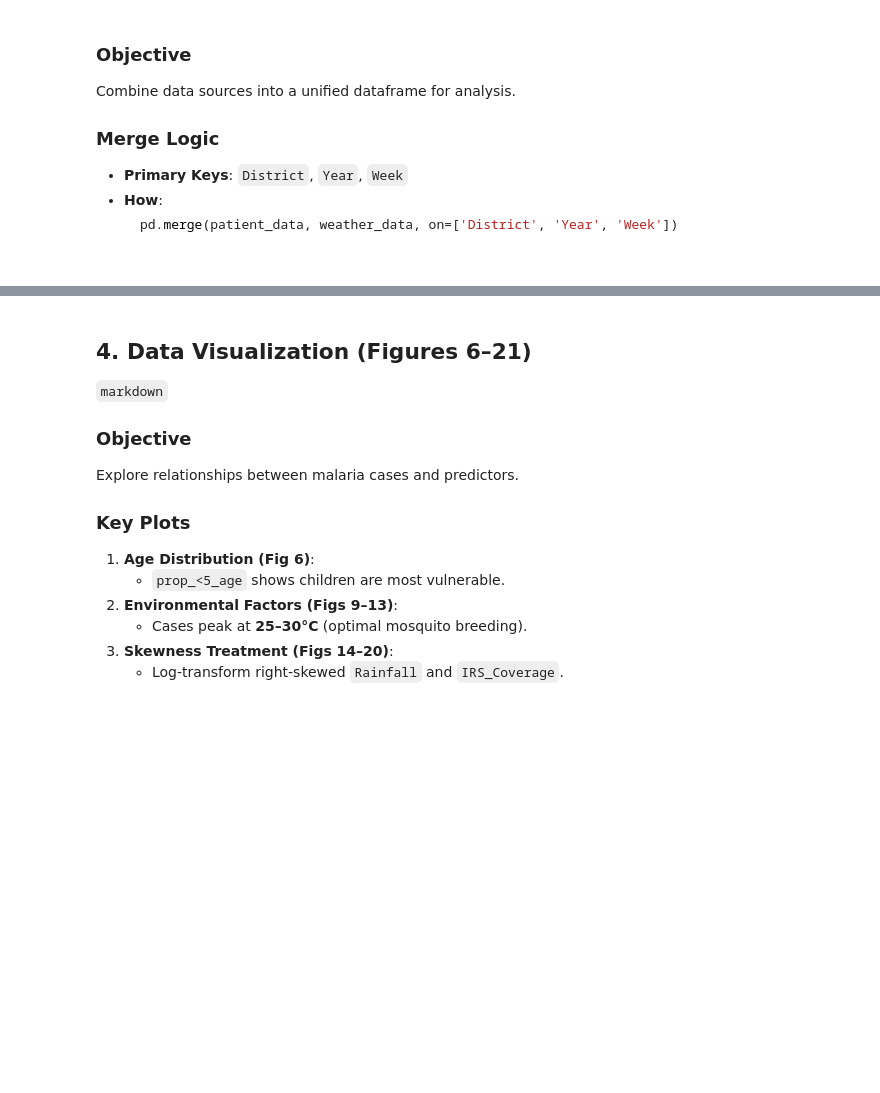
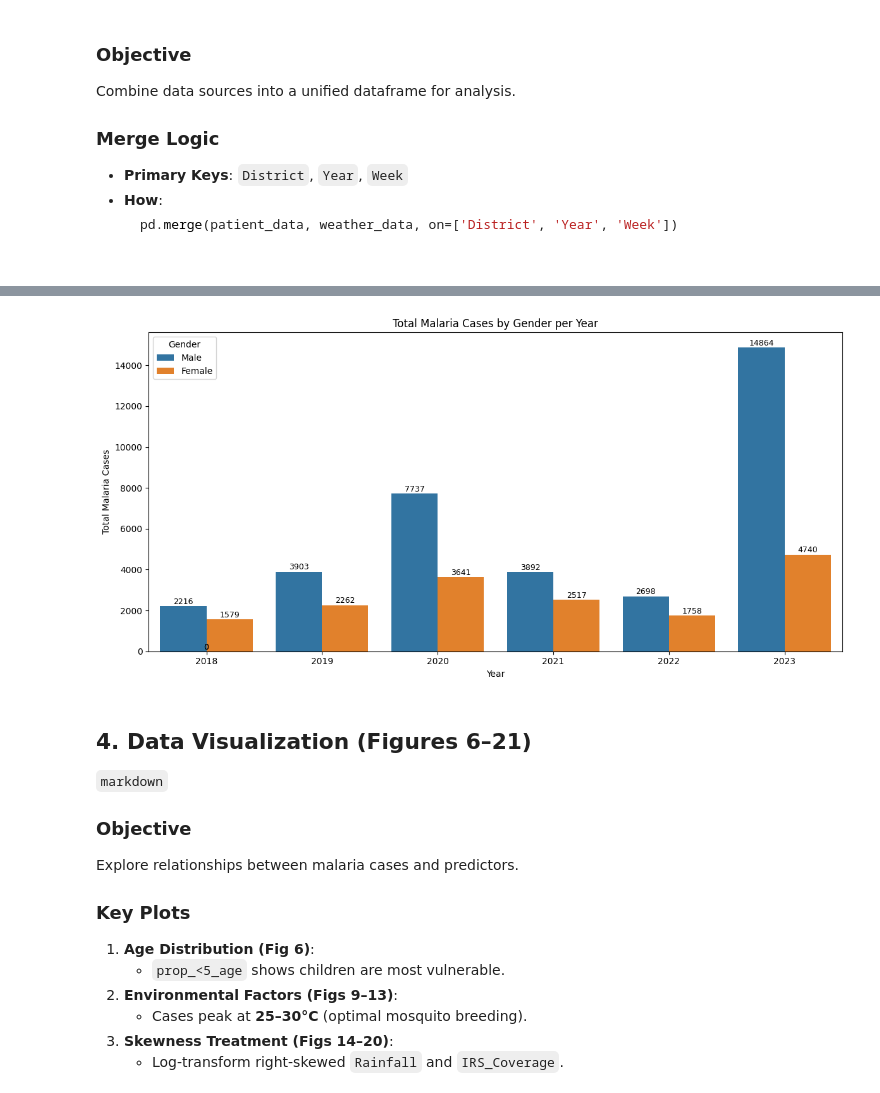
Before and after one commit to tarxemo/MalariaOutbreak, a Jupyter notebook: clean/final.ipynb, the cells around one changed output, grey strips where cells are left out. Saved outputs shown, nothing was run; the diff lists cells and outputs as text; code cells hidden in the pictures; blank space fills up the shorter version.

```diff
--- a/clean/final.ipynb
+++ b/clean/final.ipynb
@@ -171,3 +210,41 @@ print(combined.info())
+# %%
+# Step 1: Compute actual cases by gender
+df = combined.copy()  # replace with actual DataFrame name
+df['male_cases'] = df['true_malaria_cases'] * df['prop_male']
+df['female_cases'] = df['true_malaria_cases'] * df['prop_female']
+
+# Step 2: Group by year and sum cases
+gender_cases_per_year = df.groupby('Year')[['male_cases', 'female_cases']].sum().reset_index()
+
+# Step 3: Melt for plotting
+melted = gender_cases_per_year.melt(id_vars='Year',
+                                    value_vars=['male_cases', 'female_cases'],
+                                    var_name='Gender', value_name='Total Cases')
+
+# Rename for better labels
+melted['Gender'] = melted['Gender'].map({
+    'male_cases': 'Male',
+    'female_cases': 'Female'
+})
+
+# Step 4: Plot
+plt.figure(figsize=(12, 6))
+ax = sns.barplot(data=melted, x='Year', y='Total Cases', hue='Gender')
+
+# Add value labels at the top of each bar
+for bar in ax.patches:
+    height = bar.get_height()
+    ax.text(bar.get_x() + bar.get_width()/2, height + 5,
+            f'{int(height)}', ha='center', va='bottom', fontsize=9)
+
+plt.title('Total Malaria Cases by Gender per Year')
+plt.ylabel('Total Malaria Cases')
+plt.xlabel('Year')
+plt.legend(title='Gender')
+plt.tight_layout()
+plt.show()
+# %% [output]
+[figure, added]
 # %% [markdown]
 
 ## **4. Data Visualization (Figures 6–21)**
```
Also changed, not shown: parts of 11 cells of this notebook.
